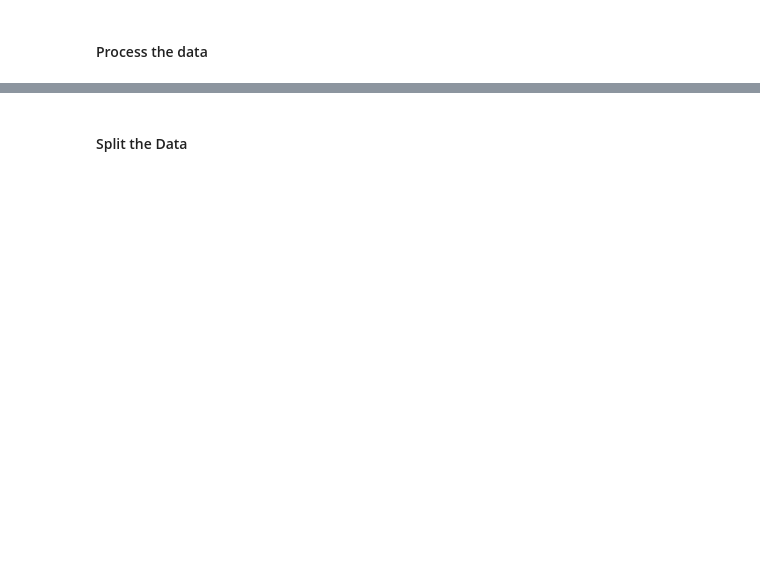
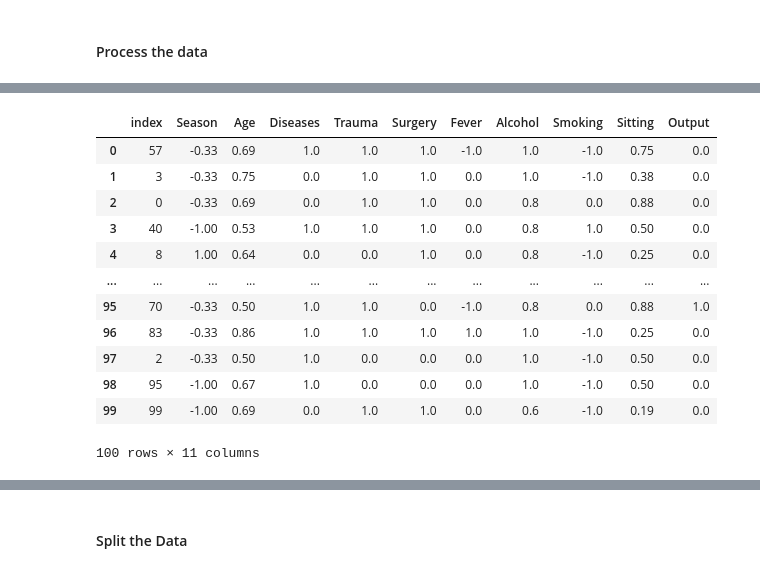
Before and after one commit to jcgarciaca/customising_your_models_with_tensorFlow2, a Jupyter notebook: week_2/Week_2_Coding_Tutorial.ipynb, the cells around one changed output, grey strips where cells are left out. Drawn from its saved outputs; the diff is of its cells as text; code cells hidden in the pictures; blank space fills up the shorter version.

```diff
--- a/week_2/Week_2_Coding_Tutorial.ipynb
+++ b/week_2/Week_2_Coding_Tutorial.ipynb
@@ -258,6 +260,6 @@ drive.mount('/content/gdrive')
 # Load the fertility dataset
 
 headers = ['Season', 'Age', 'Diseases', 'Trauma', 'Surgery', 'Fever', 'Alcohol', 'Smoking', 'Sitting', 'Output']
-fertility = pd.read_csv('path/to/fertility_diagnosis.txt', delimiter=',', header=None, names=headers)
+fertility = pd.read_csv('gdrive/MyDrive/Colab Notebooks/data/fertility_Diagnosis.txt', delimiter=',', header=None, names=headers)
 # %%
 # Print the shape of the DataFrame
@@ -280,3 +334,19 @@ fertility = fertility.astype('float32')
+# %%
+fertility.sample(frac=1).reset_index(drop=False)
+# %% [output]
+|  | index | Season | Age | Diseases | Trauma | Surgery | Fever | Alcohol | Smoking | Sitting | Output |
+| 0 | 57 | -0.33 | 0.69 | 1.0 | 1.0 | 1.0 | -1.0 | 1.0 | -1.0 | 0.75 | 0.0 |
+| 1 | 3 | -0.33 | 0.75 | 0.0 | 1.0 | 1.0 | 0.0 | 1.0 | -1.0 | 0.38 | 0.0 |
+| 2 | 0 | -0.33 | 0.69 | 0.0 | 1.0 | 1.0 | 0.0 | 0.8 | 0.0 | 0.88 | 0.0 |
+| 3 | 40 | -1.00 | 0.53 | 1.0 | 1.0 | 1.0 | 0.0 | 0.8 | 1.0 | 0.50 | 0.0 |
+| 4 | 8 | 1.00 | 0.64 | 0.0 | 0.0 | 1.0 | 0.0 | 0.8 | -1.0 | 0.25 | 0.0 |
+| ... | ... | ... | ... | ... | ... | ... | ... | ... | ... | ... | ... |
+| 95 | 70 | -0.33 | 0.50 | 1.0 | 1.0 | 0.0 | -1.0 | 0.8 | 0.0 | 0.88 | 1.0 |
+| 96 | 83 | -0.33 | 0.86 | 1.0 | 1.0 | 1.0 | 1.0 | 1.0 | -1.0 | 0.25 | 0.0 |
+| 97 | 2 | -0.33 | 0.50 | 1.0 | 0.0 | 0.0 | 0.0 | 1.0 | -1.0 | 0.50 | 0.0 |
+| 98 | 95 | -1.00 | 0.67 | 1.0 | 0.0 | 0.0 | 0.0 | 1.0 | -1.0 | 0.50 | 0.0 |
+| 99 | 99 | -1.00 | 0.69 | 0.0 | 1.0 | 1.0 | 0.0 | 0.6 | -1.0 | 0.19 | 0.0 |
+100 rows × 11 columns
 # %%
 # Shuffle the DataFrame
 
```
Also changed, not shown: parts of 24 cells of this notebook.
